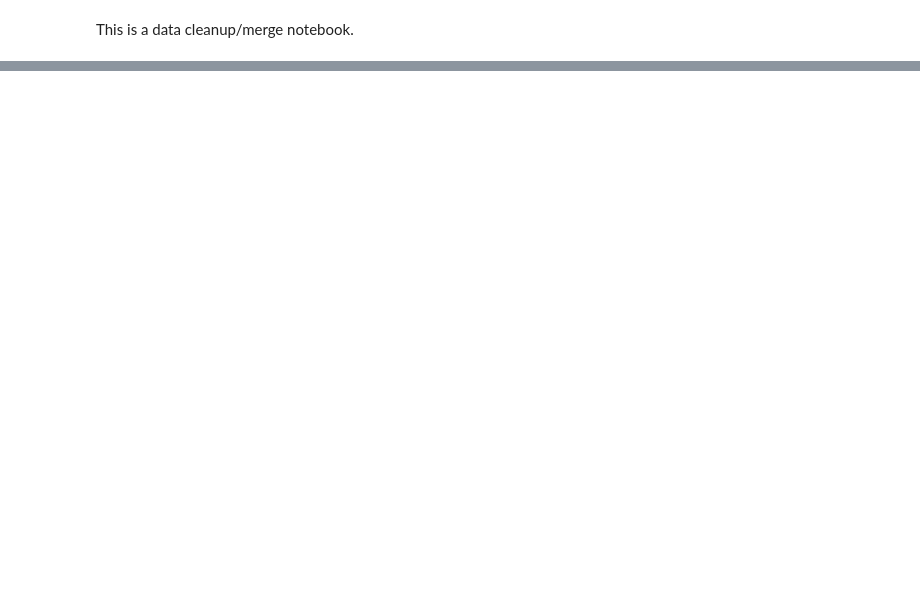
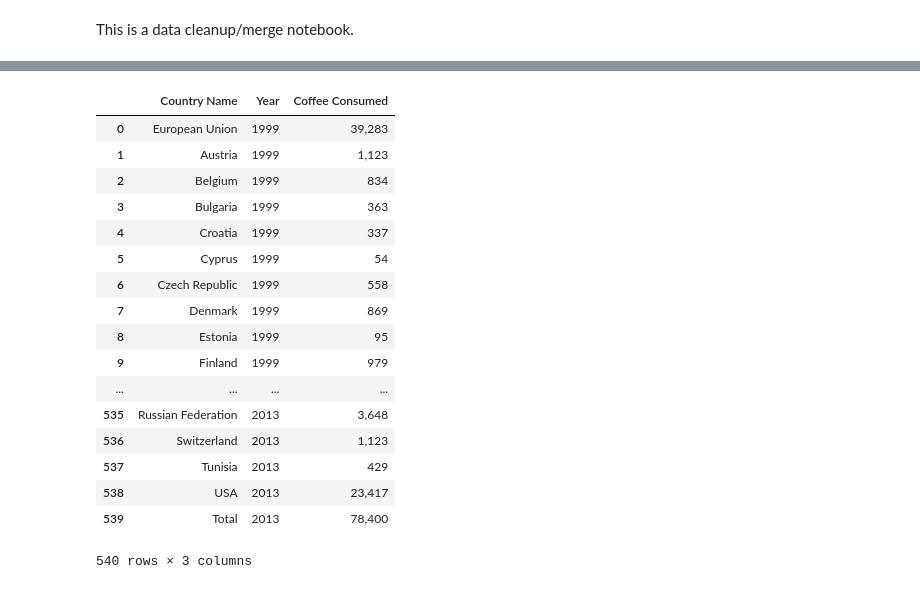
Before and after one commit to andrewboring/Confabulators_Project_1, a Jupyter notebook: data/data_cleanup.ipynb, the cells around one changed output, grey strips where cells are left out. Cells and saved outputs as stored; diff of their text form; code cells hidden in the pictures; blank space fills up the shorter version.

```diff
--- a/data/data_cleanup.ipynb
+++ b/data/data_cleanup.ipynb
@@ -71,0 +47,4 @@ all_combined.head()
+# %%
+#Rename Calendar years as Country Name
+consumption_clean.rename(index=str, columns={"Calendar years": "Country Name"}, inplace=True)
+consumption_clean.columns
@@ -71,0 +59,23 @@ all_combined.head()
+# %%
+#Move Years to a single column
+consumption_clean2 = pd.melt(consumption_clean, id_vars=['Country Name'], var_name="Year", value_name="Coffee Consumed")
+consumption_clean2
+# %% [output]
+|  | Country Name | Year | Coffee Consumed |
+| 0 | European Union | 1999 | 39,283 |
+| 1 | Austria | 1999 | 1,123 |
+| 2 | Belgium | 1999 | 834 |
+| 3 | Bulgaria | 1999 | 363 |
+| 4 | Croatia | 1999 | 337 |
+| 5 | Cyprus | 1999 | 54 |
+| 6 | Czech Republic | 1999 | 558 |
+| 7 | Denmark | 1999 | 869 |
+| 8 | Estonia | 1999 | 95 |
+| 9 | Finland | 1999 | 979 |
+| ... | ... | ... | ... |
+| 535 | Russian Federation | 2013 | 3,648 |
+| 536 | Switzerland | 2013 | 1,123 |
+| 537 | Tunisia | 2013 | 429 |
+| 538 | USA | 2013 | 23,417 |
+| 539 | Total | 2013 | 78,400 |
+540 rows × 3 columns
```
Also changed, not shown: parts of 33 cells of this notebook.
